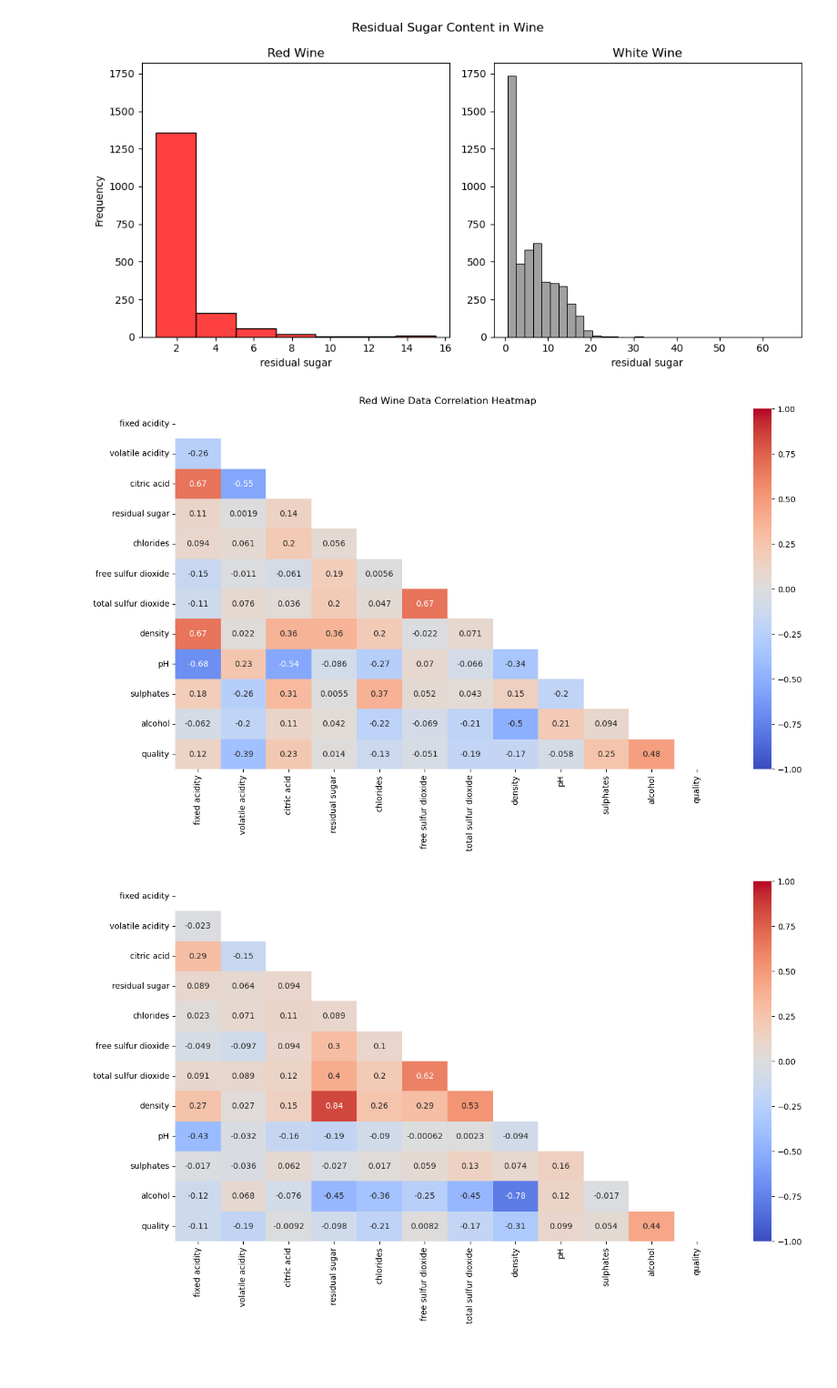
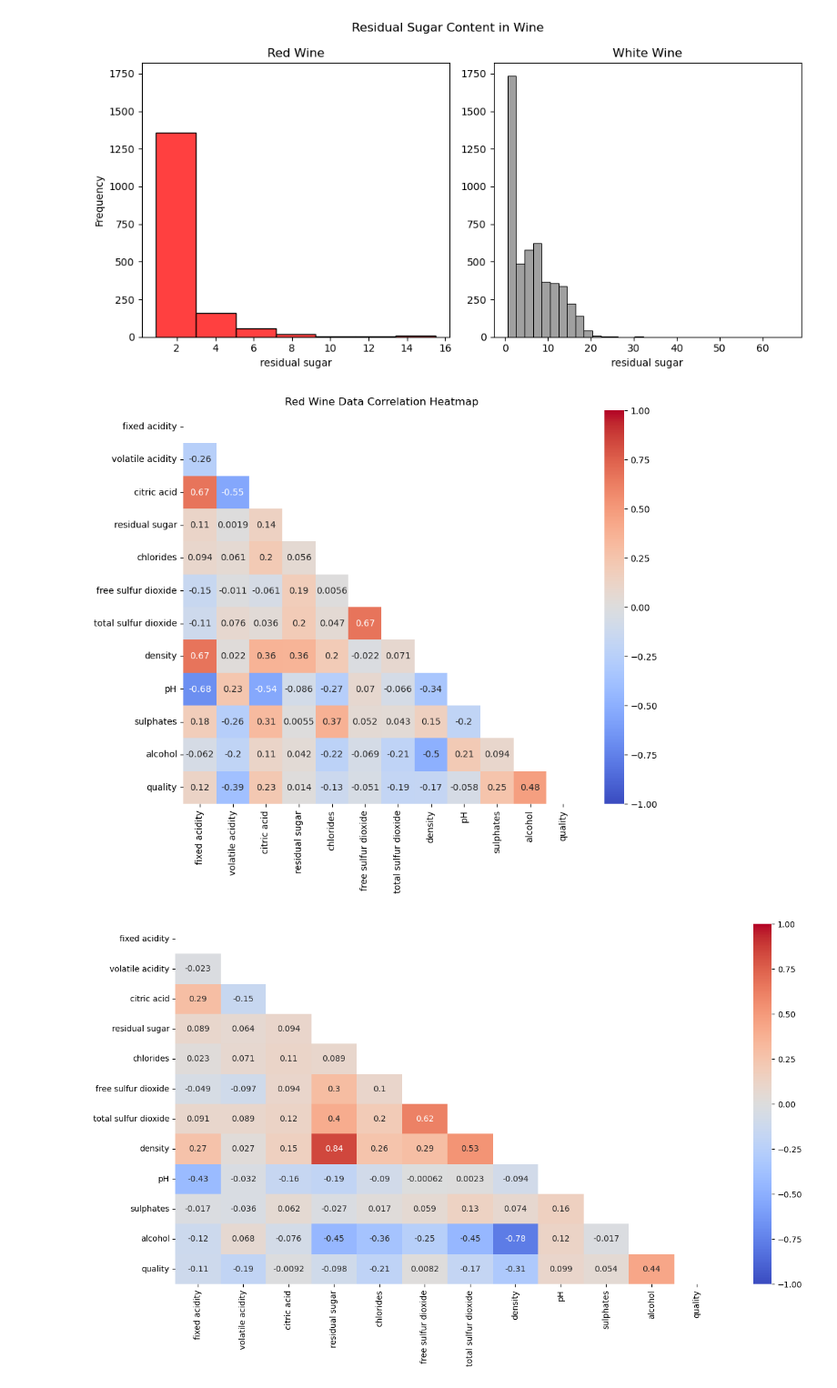
Before and after one commit to bbhatta10/Wine-Project, a Jupyter notebook: wine.ipynb, the cells around one changed output. Shown at 91% size. Drawn from its saved outputs; the diff is of its cells as text; code cells hidden in the pictures; blank space fills up the shorter version.

```diff
--- a/wine.ipynb
+++ b/wine.ipynb
@@ -520,23 +474,23 @@ plt.tight_layout()
 # %%
 # 'Heatmap'
 import pandas as pd
 import seaborn as sns
 import matplotlib.pyplot as plt
-plt.figure(figsize=(15, 8))
+plt.figure(figsize=(10, 8))
 
 sns.heatmap(
     red_wine.corr(numeric_only=True),
     mask=np.triu(np.ones_like(red_wine.corr(numeric_only=True), dtype=bool)),
     annot=True,
     cmap='coolwarm',
     vmin=-1,
     vmax=1
 )
 
 plt.title('Red Wine Data Correlation Heatmap')
 plt.show()
 # %% [output]
-[figure, old version]
+[figure, new version]
 # %%
 import pandas as pd
 import seaborn as sns
```
Also changed, not shown: parts of 35 cells of this notebook.
